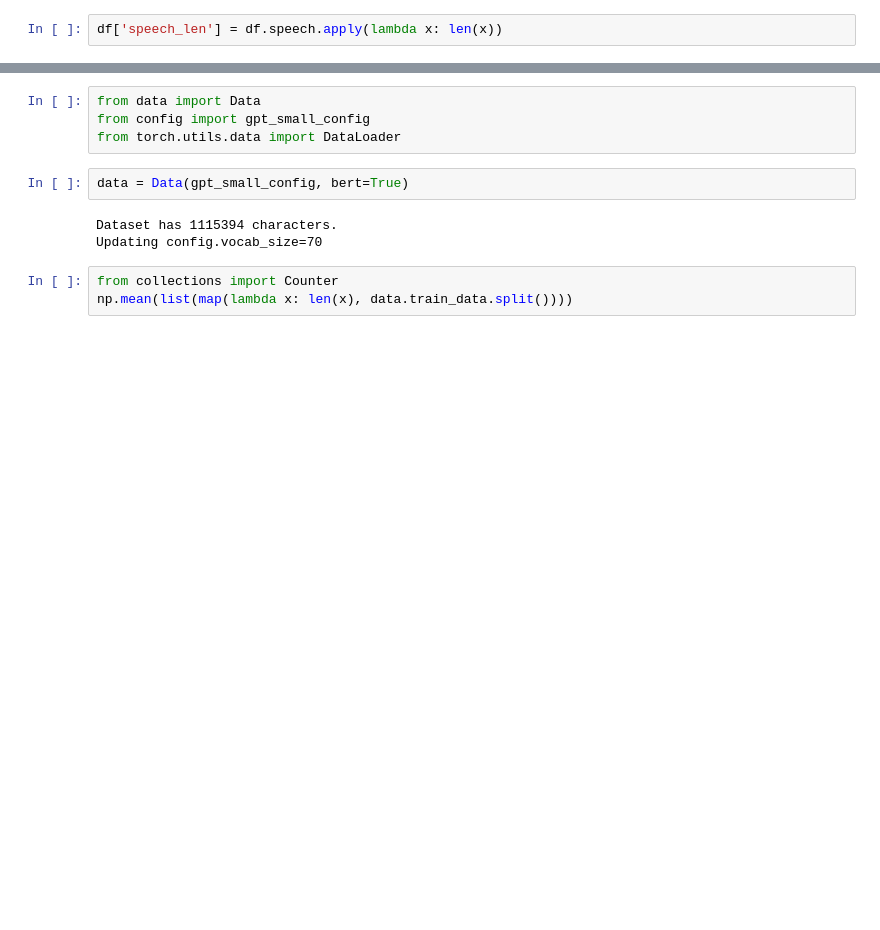
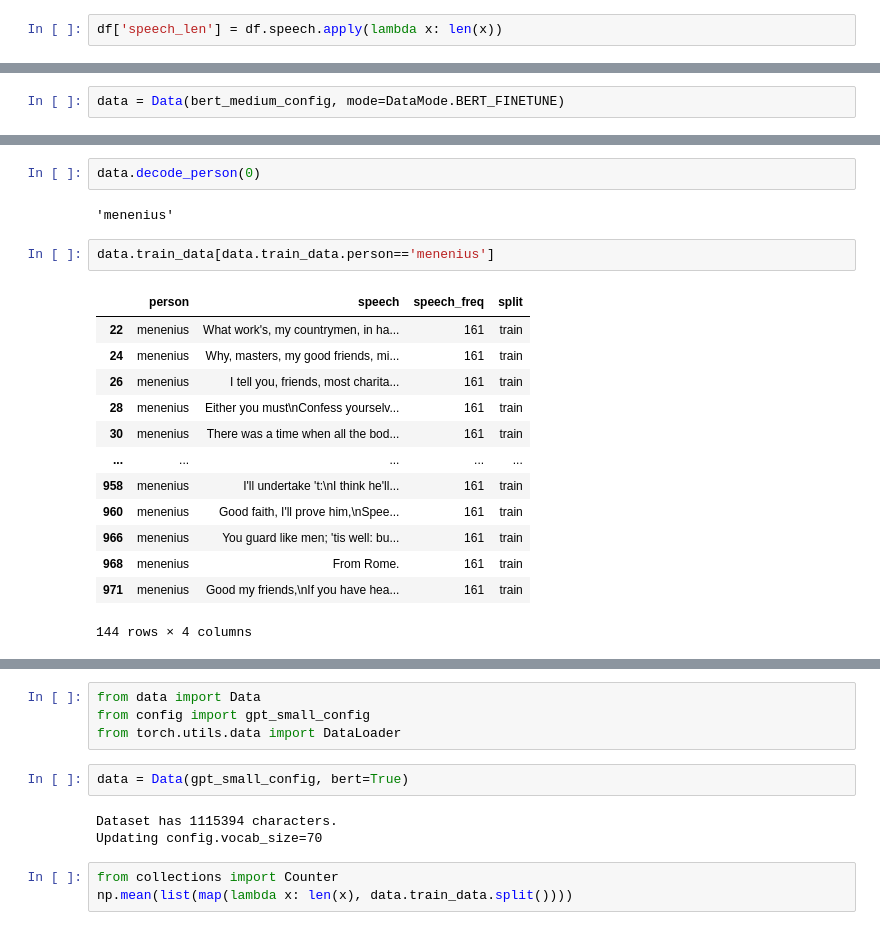
Before and after one commit to adamoz/mini, a Jupyter notebook: transformer/concepts.ipynb, the cells around one changed output, grey strips where cells are left out. Cells and saved outputs as stored; diff of their text form; blank space fills up the shorter version.

```diff
--- a/transformer/concepts.ipynb
+++ b/transformer/concepts.ipynb
@@ -731,0 +792,2 @@ array(["By love, who first did prompt me to inquire;\nHe lent me counsel and I l
+# %%
+data = Data(bert_medium_config, mode=DataMode.BERT_FINETUNE)
@@ -731,0 +860,20 @@ array(["By love, who first did prompt me to inquire;\nHe lent me counsel and I l
+# %%
+data.decode_person(0)
+# %% [output]
+'menenius'
+# %%
+data.train_data[data.train_data.person=='menenius']
+# %% [output]
+|  | person | speech | speech_freq | split |
+| 22 | menenius | What work's, my countrymen, in ha... | 161 | train |
+| 24 | menenius | Why, masters, my good friends, mi... | 161 | train |
+| 26 | menenius | I tell you, friends, most charita... | 161 | train |
+| 28 | menenius | Either you must\nConfess yourselv... | 161 | train |
+| 30 | menenius | There was a time when all the bod... | 161 | train |
+| ... | ... | ... | ... | ... |
+| 958 | menenius | I'll undertake 't:\nI think he'll... | 161 | train |
+| 960 | menenius | Good faith, I'll prove him,\nSpee... | 161 | train |
+| 966 | menenius | You guard like men; 'tis well: bu... | 161 | train |
+| 968 | menenius | From Rome. | 161 | train |
+| 971 | menenius | Good my friends,\nIf you have hea... | 161 | train |
+144 rows × 4 columns
```
Also changed, not shown: parts of 36 cells of this notebook.
